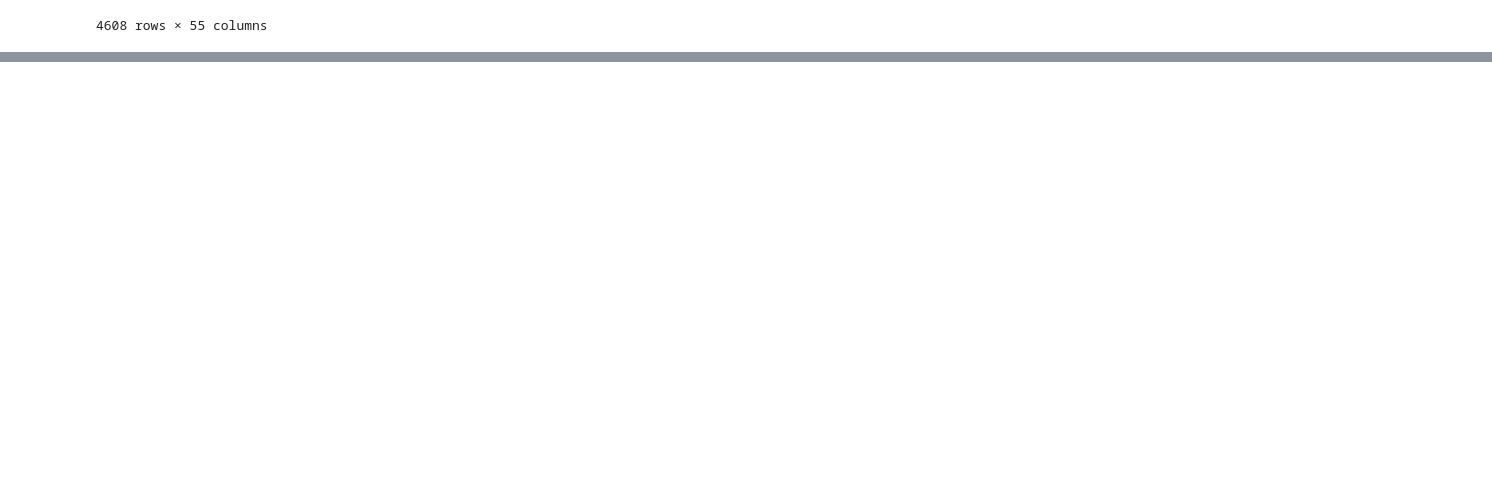
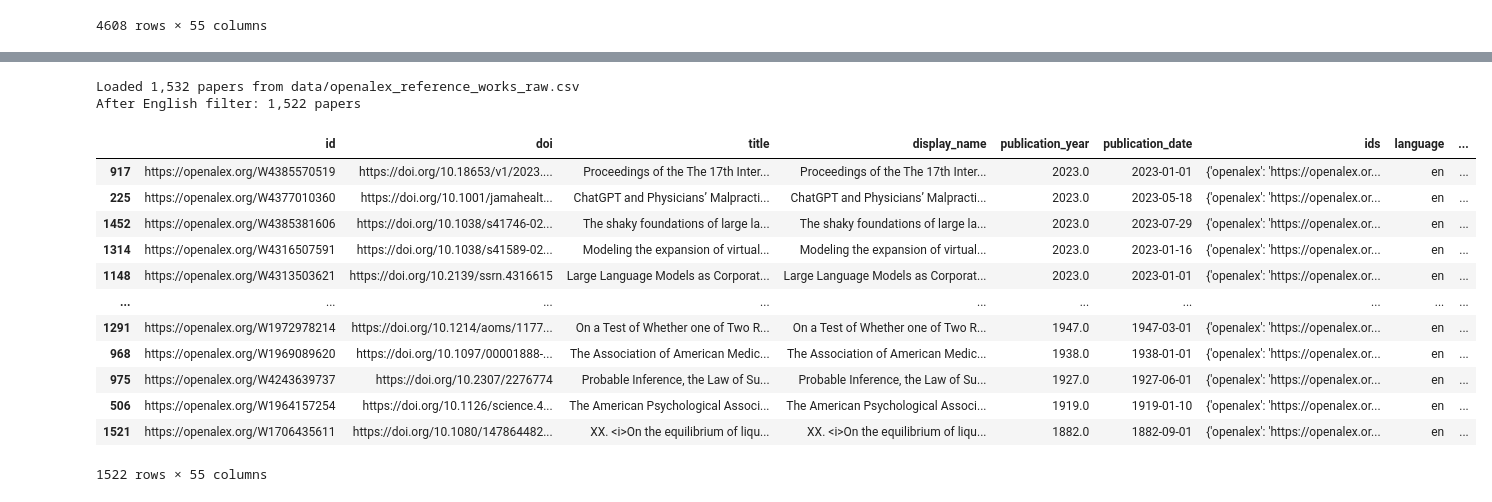
Before and after one commit to senaoz/SWE-599, a Jupyter notebook: fetch_and_preprocessing.ipynb, the cells around one changed output, grey strips where cells are left out. Cells and saved outputs as stored; diff of their text form; code cells hidden in the pictures; blank space fills up the shorter version.

```diff
--- a/fetch_and_preprocessing.ipynb
+++ b/fetch_and_preprocessing.ipynb
@@ -134,0 +150,22 @@ priority_papers
+# %%
+# preprocess the fetched works - if there is data/openalex_reference_works_raw.csv
+fetched_works = process_papers("data/openalex_reference_works_raw.csv", "openalex_reference_works_raw")
+# %% [output]
+Loaded 1,532 papers from data/openalex_reference_works_raw.csv
+After English filter: 1,522 papers
+# %%
+fetched_works
+# %% [output]
+|  | id | doi | title | display_name | publication_year | publication_date | ids | language | ... |
+| 917 | https://openalex.org/W4385570519 | https://doi.org/10.18653/v1/2023.... | Proceedings of the The 17th Inter... | Proceedings of the The 17th Inter... | 2023.0 | 2023-01-01 | {'openalex': 'https://openalex.or... | en | ... |
+| 225 | https://openalex.org/W4377010360 | https://doi.org/10.1001/jamahealt... | ChatGPT and Physicians’ Malpracti... | ChatGPT and Physicians’ Malpracti... | 2023.0 | 2023-05-18 | {'openalex': 'https://openalex.or... | en | ... |
+| 1452 | https://openalex.org/W4385381606 | https://doi.org/10.1038/s41746-02... | The shaky foundations of large la... | The shaky foundations of large la... | 2023.0 | 2023-07-29 | {'openalex': 'https://openalex.or... | en | ... |
+| 1314 | https://openalex.org/W4316507591 | https://doi.org/10.1038/s41589-02... | Modeling the expansion of virtual... | Modeling the expansion of virtual... | 2023.0 | 2023-01-16 | {'openalex': 'https://openalex.or... | en | ... |
+| 1148 | https://openalex.org/W4313503621 | https://doi.org/10.2139/ssrn.4316615 | Large Language Models as Corporat... | Large Language Models as Corporat... | 2023.0 | 2023-01-01 | {'openalex': 'https://openalex.or... | en | ... |
+| ... | ... | ... | ... | ... | ... | ... | ... | ... | ... |
+| 1291 | https://openalex.org/W1972978214 | https://doi.org/10.1214/aoms/1177... | On a Test of Whether one of Two R... | On a Test of Whether one of Two R... | 1947.0 | 1947-03-01 | {'openalex': 'https://openalex.or... | en | ... |
+| 968 | https://openalex.org/W1969089620 | https://doi.org/10.1097/00001888-... | The Association of American Medic... | The Association of American Medic... | 1938.0 | 1938-01-01 | {'openalex': 'https://openalex.or... | en | ... |
+| 975 | https://openalex.org/W4243639737 | https://doi.org/10.2307/2276774 | Probable Inference, the Law of Su... | Probable Inference, the Law of Su... | 1927.0 | 1927-06-01 | {'openalex': 'https://openalex.or... | en | ... |
+| 506 | https://openalex.org/W1964157254 | https://doi.org/10.1126/science.4... | The American Psychological Associ... | The American Psychological Associ... | 1919.0 | 1919-01-10 | {'openalex': 'https://openalex.or... | en | ... |
+| 1521 | https://openalex.org/W1706435611 | https://doi.org/10.1080/147864482... | XX. <i>On the equilibrium of liqu... | XX. <i>On the equilibrium of liqu... | 1882.0 | 1882-09-01 | {'openalex': 'https://openalex.or... | en | ... |
+1522 rows × 55 columns
```
Also changed, not shown: parts of 3 cells of this notebook, 3 other files.
